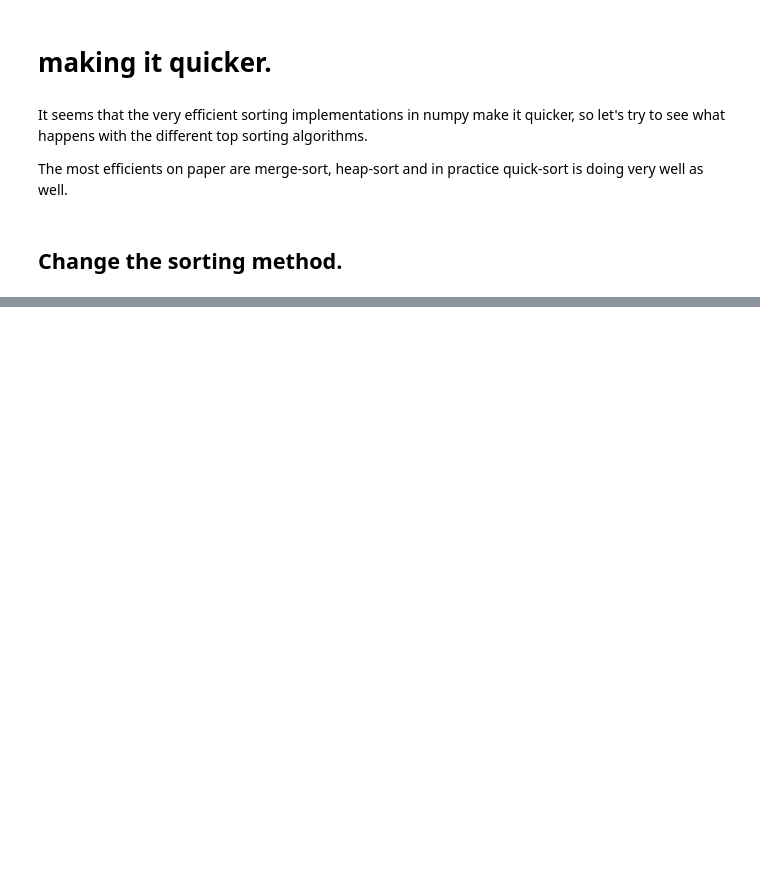
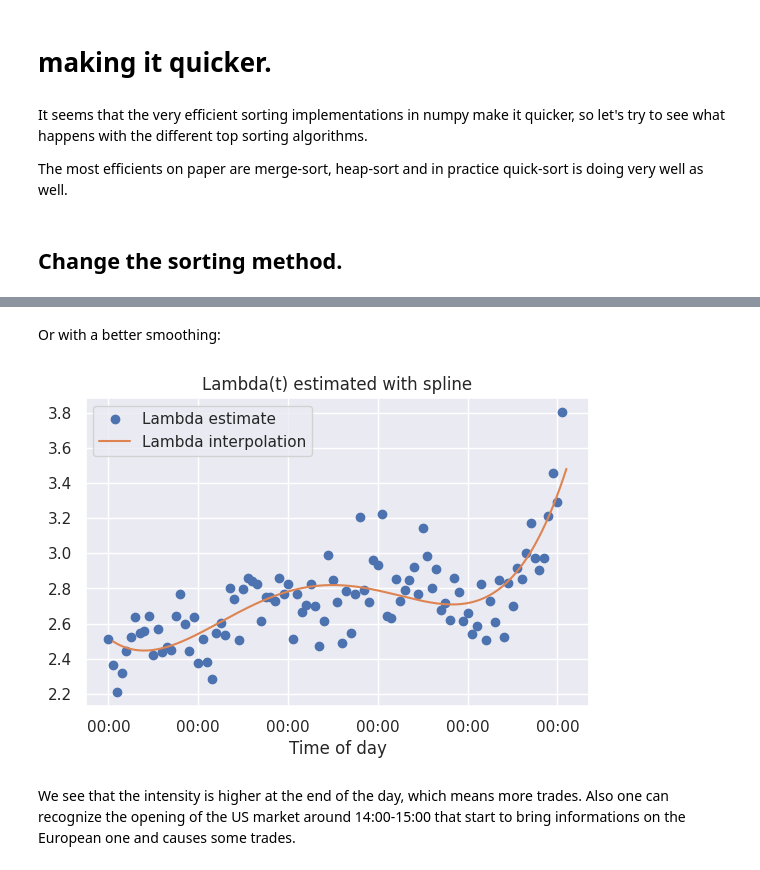
Before and after one commit to adriens63/labs, a Jupyter notebook: DHF-LAB3-ELJEILANY-SERVIERE.ipynb, the cells around one changed output, grey strips where cells are left out. Drawn from its saved outputs; the diff is of its cells as text; code cells hidden in the pictures; blank space fills up the shorter version.

```diff
--- a/DHF-LAB3-ELJEILANY-SERVIERE.ipynb
+++ b/DHF-LAB3-ELJEILANY-SERVIERE.ipynb
@@ -212,0 +230,23 @@ df_t.head()
+# %% [markdown]
+Or with a better smoothing:
+# %%
+x_time = pd.date_range("2023-01-01 09:00:00","2023-01-01 17:25:00",freq = '5min')
+y = lambda_t.values
+lambda_t_spline_1 = UnivariateSpline(list(range(len(x_time))),y, k = 4)
+
+x = np.linspace(1, len(x_time), num = 500)
+fig, ax = plt.subplots(figsize=(6.5, 4))
+
+ax.plot(list(range(len(x_time))), y, 'o', label='Lmabda observed')
+ax.plot(x, lambda_t_spline_1(x), label="Lambda spline")
+xfmt = md.DateFormatter('%H:%M')
+ax.xaxis.set_major_formatter(xfmt)
+plt.title('Lambda(t) estimated with spline')
+plt.xlabel("Time of day")
+plt.legend(['Lambda estimate', "Lambda interpolation"])
+
+plt.show()
+# %% [output]
+[figure, added]
+# %% [markdown]
+We see that the intensity is higher at the end of the day, which means more trades. Also one can recognize the opening of the US market around 14:00-15:00 that start to bring informations on the European one and causes some trades.
```
Also changed, not shown: parts of 31 cells of this notebook, 6 other files.
